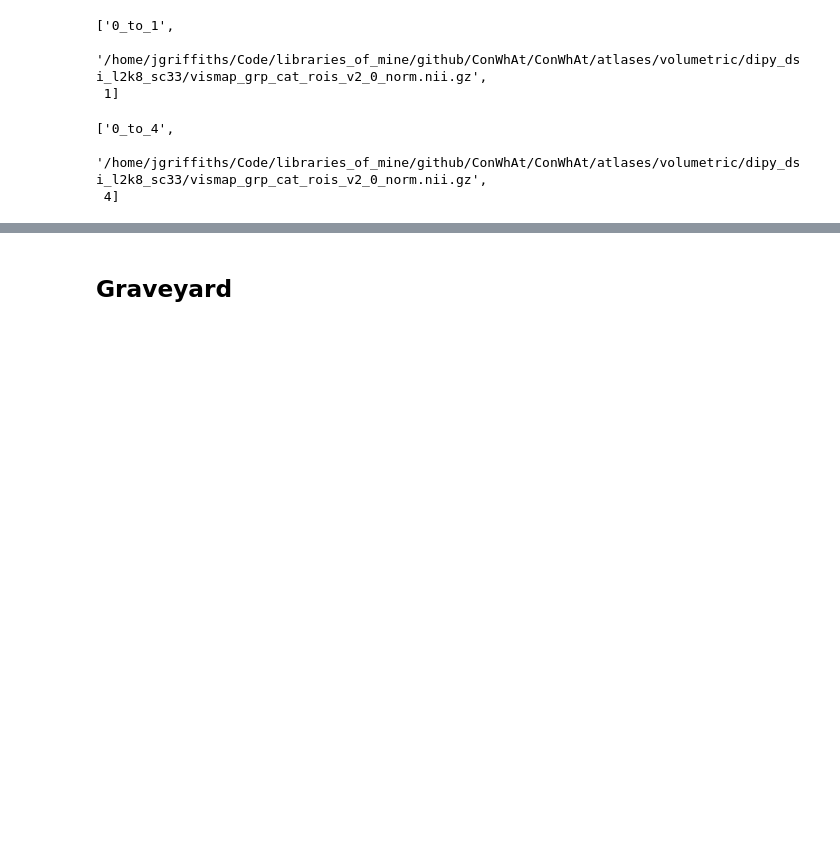
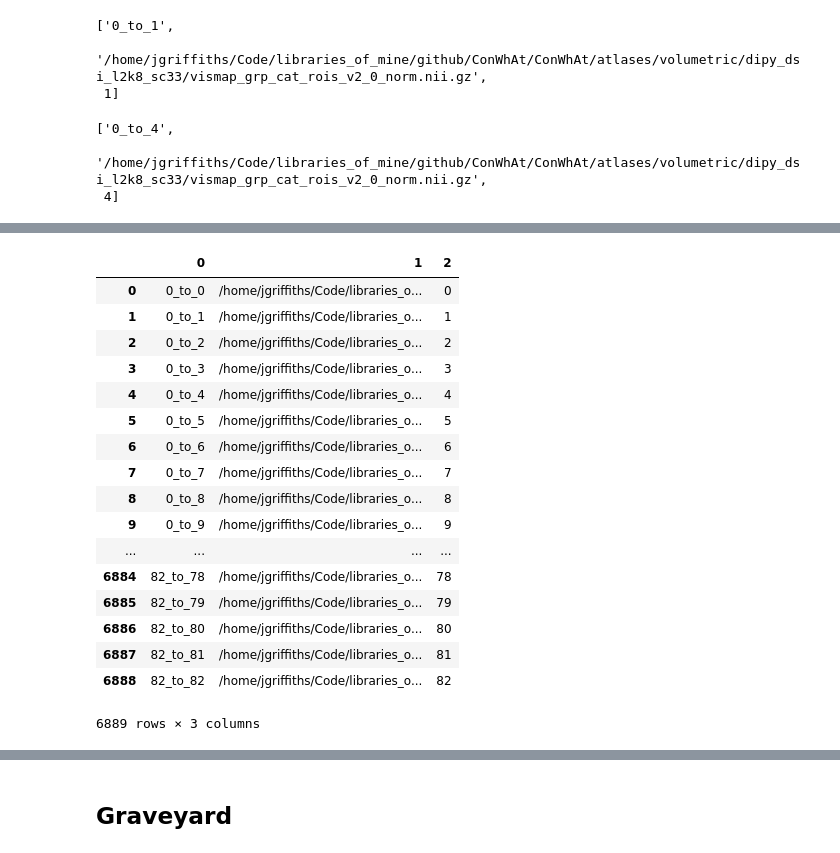
Before and after one commit to JohnGriffiths/ConWhAt_OLD, a Jupyter notebook: ConWhAt/scratch/connat_atlas_analysis_tests.ipynb, the cells around one changed output, grey strips where cells are left out. Drawn from its saved outputs; the diff is of its cells as text; code cells hidden in the pictures; blank space fills up the shorter version.

```diff
--- a/ConWhAt/scratch/connat_atlas_analysis_tests.ipynb
+++ b/ConWhAt/scratch/connat_atlas_analysis_tests.ipynb
@@ -94,0 +319,21 @@ ls: cannot access '/home/jgriffiths/Code/libraries_of_mine/github/#atlases/#volu
+# %%
+df_arr
+# %% [output]
+|  | 0 | 1 | 2 |
+| 0 | 0_to_0 | /home/jgriffiths/Code/libraries_o... | 0 |
+| 1 | 0_to_1 | /home/jgriffiths/Code/libraries_o... | 1 |
+| 2 | 0_to_2 | /home/jgriffiths/Code/libraries_o... | 2 |
+| 3 | 0_to_3 | /home/jgriffiths/Code/libraries_o... | 3 |
+| 4 | 0_to_4 | /home/jgriffiths/Code/libraries_o... | 4 |
+| 5 | 0_to_5 | /home/jgriffiths/Code/libraries_o... | 5 |
+| 6 | 0_to_6 | /home/jgriffiths/Code/libraries_o... | 6 |
+| 7 | 0_to_7 | /home/jgriffiths/Code/libraries_o... | 7 |
+| 8 | 0_to_8 | /home/jgriffiths/Code/libraries_o... | 8 |
+| 9 | 0_to_9 | /home/jgriffiths/Code/libraries_o... | 9 |
+| ... | ... | ... | ... |
+| 6884 | 82_to_78 | /home/jgriffiths/Code/libraries_o... | 78 |
+| 6885 | 82_to_79 | /home/jgriffiths/Code/libraries_o... | 79 |
+| 6886 | 82_to_80 | /home/jgriffiths/Code/libraries_o... | 80 |
+| 6887 | 82_to_81 | /home/jgriffiths/Code/libraries_o... | 81 |
+| 6888 | 82_to_82 | /home/jgriffiths/Code/libraries_o... | 82 |
+6889 rows × 3 columns
```
Also changed, not shown: parts of 93 cells of this notebook.
